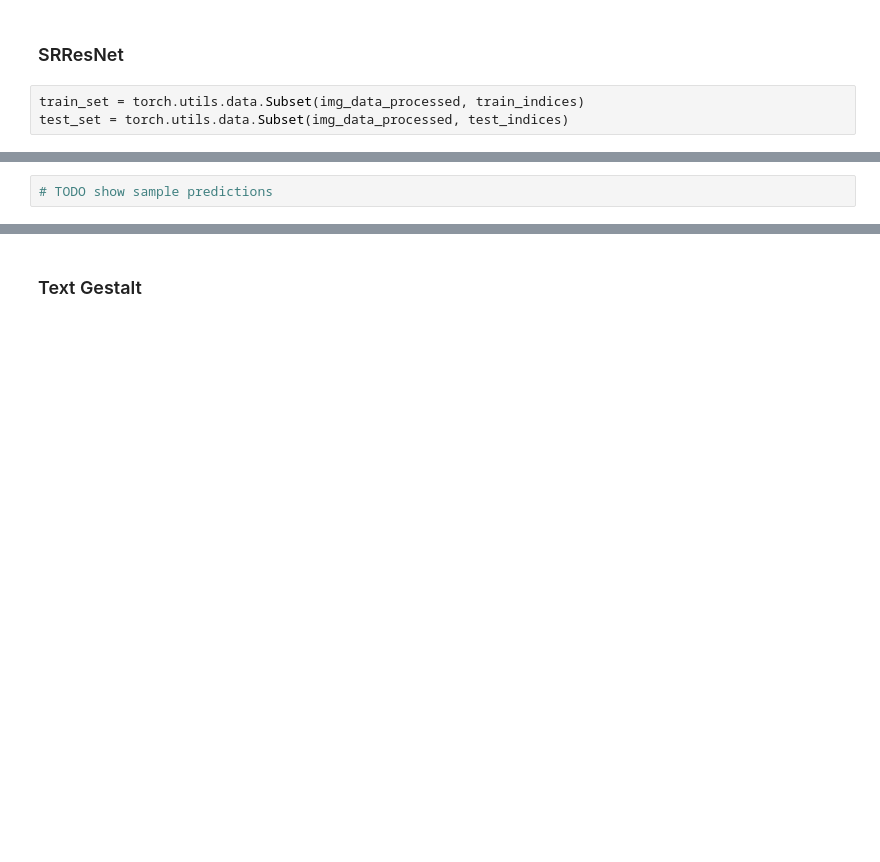
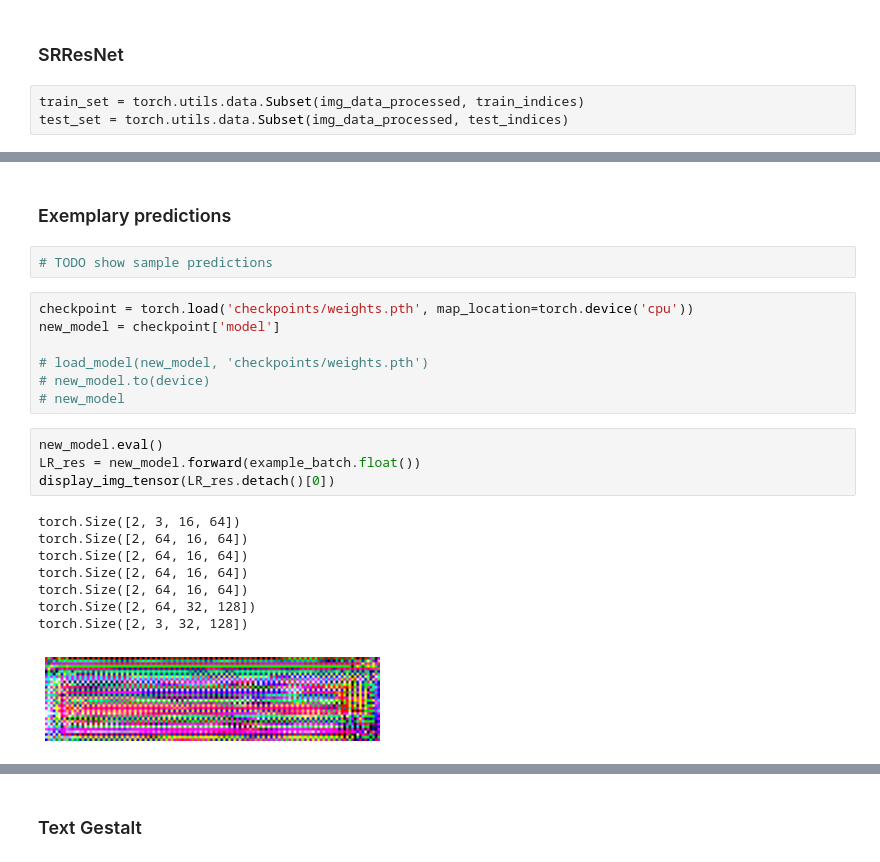
Before and after one commit to zuzg/text-super-resolution, a Jupyter notebook: Project3.ipynb, the cells around one changed output, grey strips where cells are left out. Saved outputs shown, nothing was run; the diff lists cells and outputs as text; blank space fills up the shorter version.

```diff
--- a/Project3.ipynb
+++ b/Project3.ipynb
@@ -180,2 +322,24 @@ https://app.neptune.ai/super-girls/Super-Resolution/e/SR-54
+# %% [markdown]
+### Exemplary predictions
 # %%
 # TODO show sample predictions
+# %%
+checkpoint = torch.load('checkpoints/weights.pth', map_location=torch.device('cpu'))
+new_model = checkpoint['model']
+
+# load_model(new_model, 'checkpoints/weights.pth')
+# new_model.to(device)
+# new_model
+# %%
+new_model.eval()
+LR_res = new_model.forward(example_batch.float())
+display_img_tensor(LR_res.detach()[0])
+# %% [output]
+torch.Size([2, 3, 16, 64])
+torch.Size([2, 64, 16, 64])
+torch.Size([2, 64, 16, 64])
+torch.Size([2, 64, 16, 64])
+torch.Size([2, 64, 16, 64])
+torch.Size([2, 64, 32, 128])
+torch.Size([2, 3, 32, 128])
+[figure, added]
```
Also changed, not shown: parts of 12 cells of this notebook, 2 other files.
